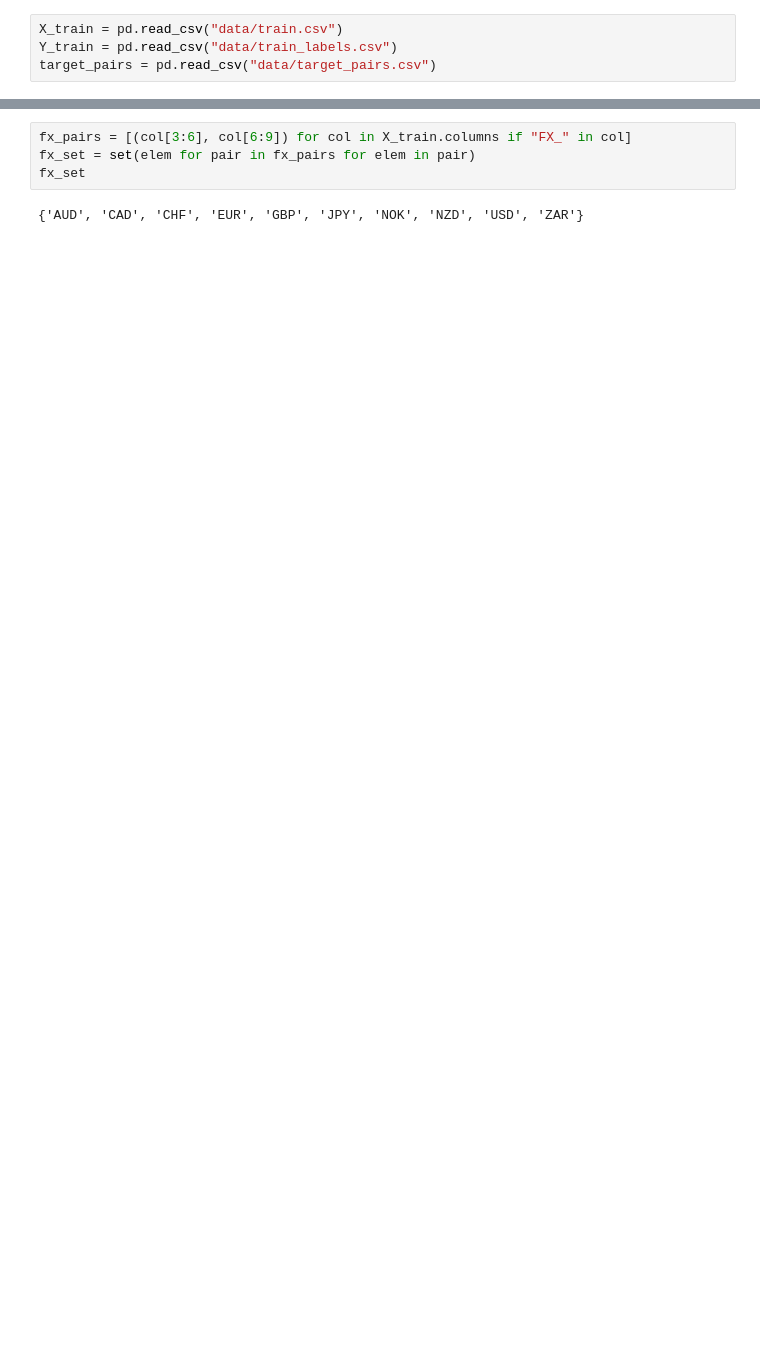
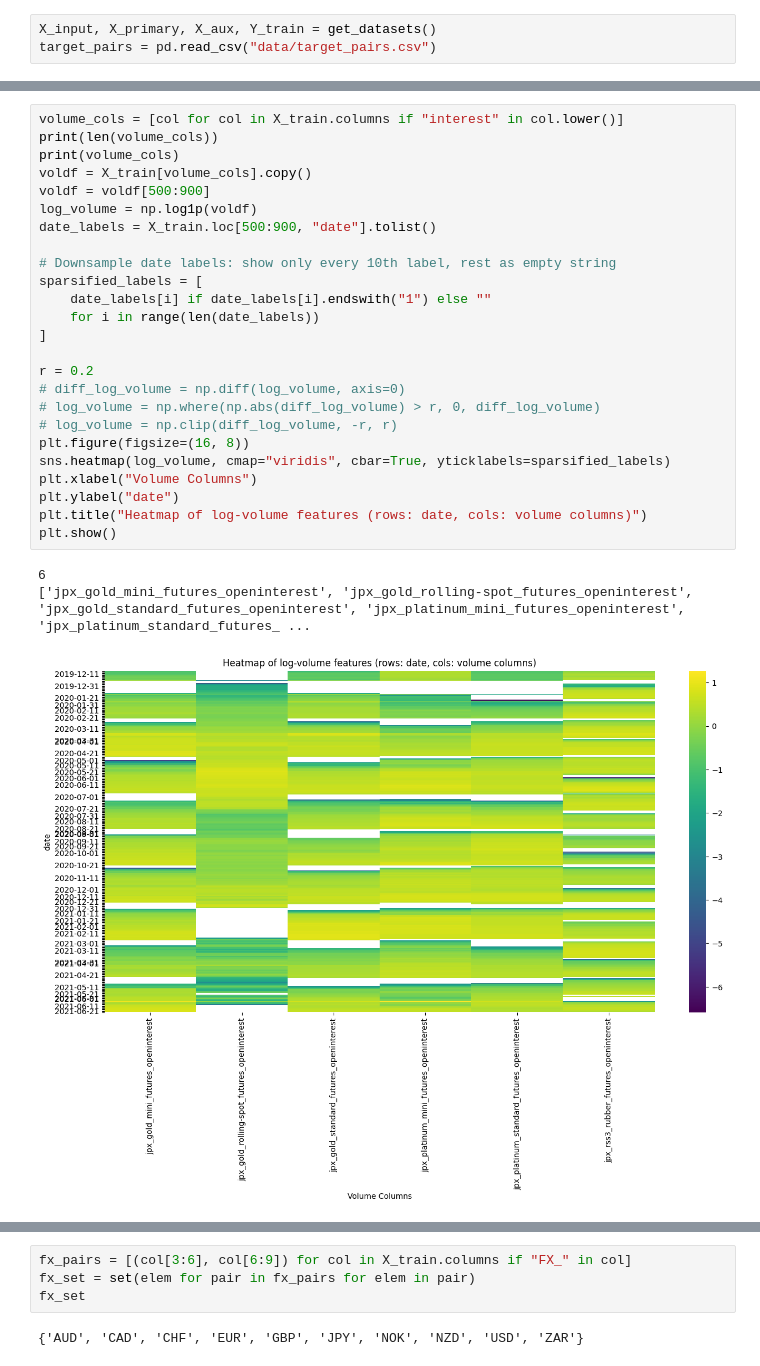
Before and after one commit to msh2481/commodity, a Jupyter notebook: eda.ipynb, the cells around one changed output, grey strips where cells are left out. Saved outputs shown, nothing was run; the diff lists cells and outputs as text; blank space fills up the shorter version.

Commit message:
date alignment, feature diagnostics

```diff
--- a/eda.ipynb
+++ b/eda.ipynb
@@ -6,4 +14,3 @@ import seaborn as sns
 # %%
-X_train = pd.read_csv("data/train.csv")
-Y_train = pd.read_csv("data/train_labels.csv")
+X_input, X_primary, X_aux, Y_train = get_datasets()
 target_pairs = pd.read_csv("data/target_pairs.csv")
@@ -17,0 +62,29 @@ print(target_pairs.shape)
+# %%
+volume_cols = [col for col in X_train.columns if "interest" in col.lower()]
+print(len(volume_cols))
+print(volume_cols)
+voldf = X_train[volume_cols].copy()
+voldf = voldf[500:900]
+log_volume = np.log1p(voldf)
+date_labels = X_train.loc[500:900, "date"].tolist()
+
+# Downsample date labels: show only every 10th label, rest as empty string
+sparsified_labels = [
+    date_labels[i] if date_labels[i].endswith("1") else ""
+    for i in range(len(date_labels))
+]
+
+r = 0.2
+# diff_log_volume = np.diff(log_volume, axis=0)
+# log_volume = np.where(np.abs(diff_log_volume) > r, 0, diff_log_volume)
+# log_volume = np.clip(diff_log_volume, -r, r)
+plt.figure(figsize=(16, 8))
+sns.heatmap(log_volume, cmap="viridis", cbar=True, yticklabels=sparsified_labels)
+plt.xlabel("Volume Columns")
+plt.ylabel("date")
+plt.title("Heatmap of log-volume features (rows: date, cols: volume columns)")
+plt.show()
+# %% [output]
+6
+['jpx_gold_mini_futures_openinterest', 'jpx_gold_rolling-spot_futures_openinterest', 'jpx_gold_standard_futures_openinterest', 'jpx_platinum_mini_futures_openinterest', 'jpx_platinum_standard_futures_ ...
+[figure, added]
```
Also changed, not shown: parts of 14 cells of this notebook, 4 other files.
